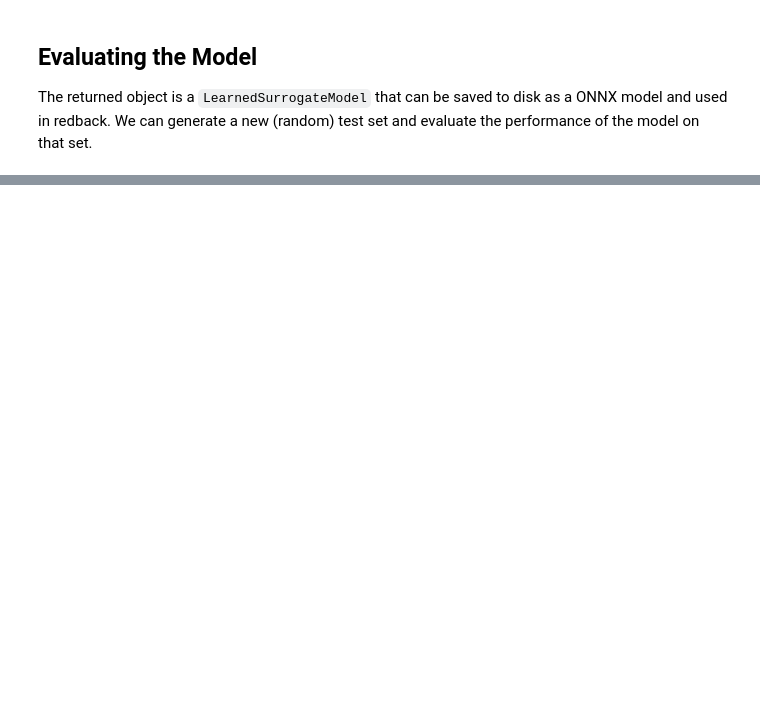
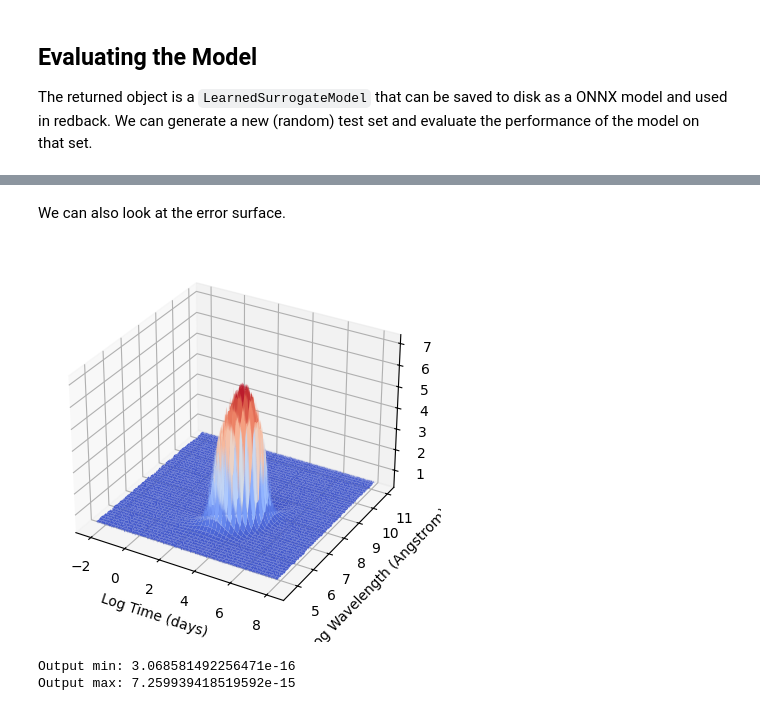
Before and after one commit to Her00000/redback_surrogates, a Jupyter notebook: examples/train_arnett_model.ipynb, the cells around one changed output, grey strips where cells are left out. Drawn from its saved outputs; the diff is of its cells as text; code cells hidden in the pictures; blank space fills up the shorter version.

```diff
--- a/examples/train_arnett_model.ipynb
+++ b/examples/train_arnett_model.ipynb
@@ -121,0 +188,25 @@ print(f"Average Test RMSE: {rmse}")
+# %% [markdown]
+We can also look at the error surface.
+# %%
+fig, ax = plt.subplots(subplot_kw={"projection": "3d"})
+
+output_err = output - z
+
+surf = ax.plot_surface(
+    mesh_x,  # Same mesh as training data
+    mesh_y,  # Same mesh as training data
+    output_err,
+    cmap=mpl.cm.coolwarm,
+    linewidth=0,
+)
+ax.set_xlabel('Log Time (days)')
+ax.set_ylabel('Log Wavelength (Angstrom)')
+plt.show()
+
+# Print out the bounds on the output, since the z-axis is not showing them correctly.
+print(f"Output min: {np.min(output_err)}")
+print(f"Output max: {np.max(output_err)}")
+# %% [output]
+[figure, added]
+Output min: 3.068581492256471e-16
+Output max: 7.259939418519592e-15
```
Also changed, not shown: parts of 13 cells of this notebook, 3 other files.
